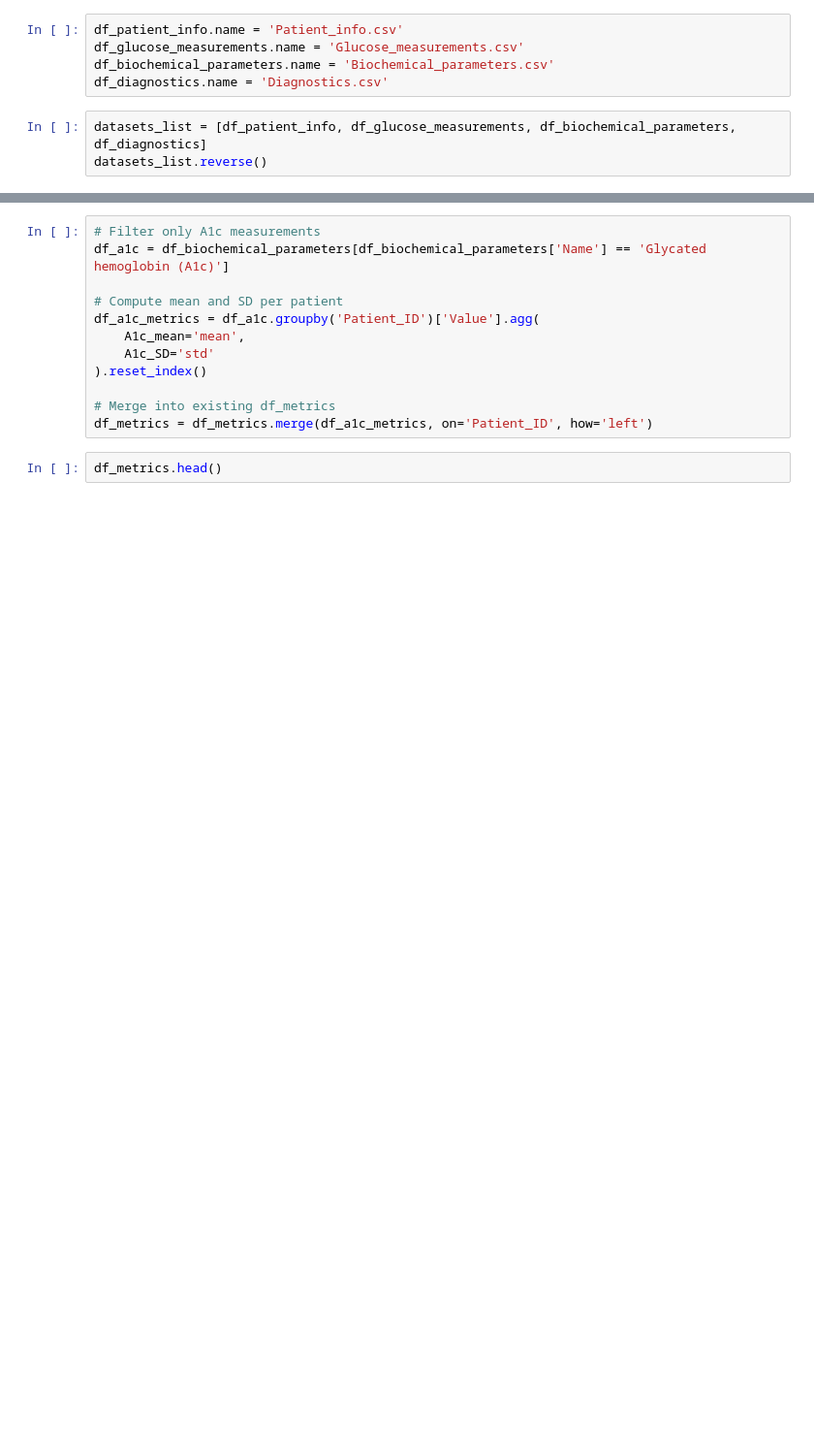
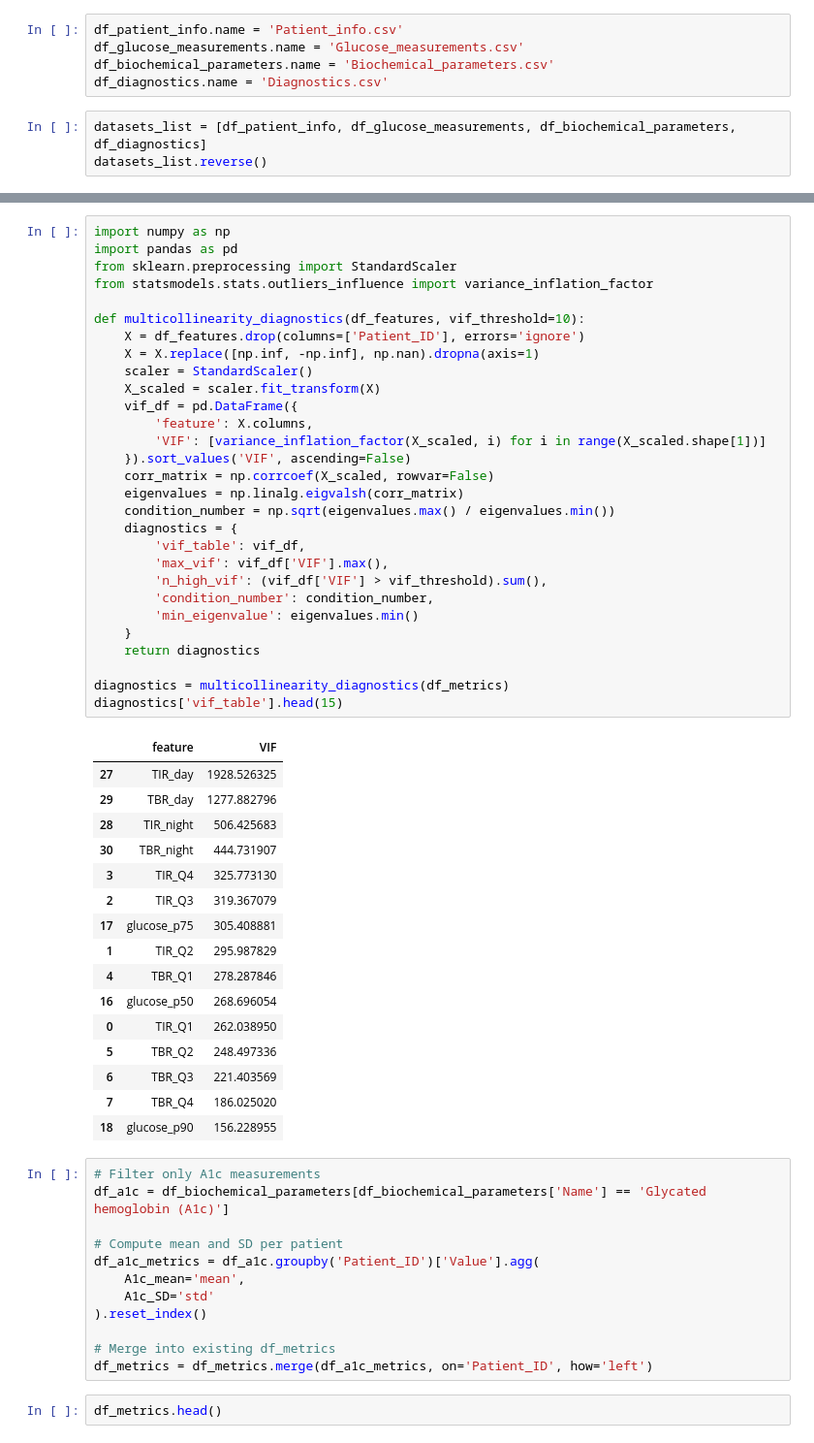
Before and after one commit to vincebliu/t1d-cgm-risk-stratification, a Jupyter notebook: preprocess.ipynb, the cells around one changed output, grey strips where cells are left out. Shown at 97% size. Saved outputs shown, nothing was run; the diff lists cells and outputs as text; blank space fills up the shorter version.

```diff
--- a/preprocess.ipynb
+++ b/preprocess.ipynb
@@ -139,3 +243,49 @@ df_metrics.head()
+# %%
+import numpy as np
+import pandas as pd
+from sklearn.preprocessing import StandardScaler
+from statsmodels.stats.outliers_influence import variance_inflation_factor
+
+def multicollinearity_diagnostics(df_features, vif_threshold=10):
+    X = df_features.drop(columns=['Patient_ID'], errors='ignore')
+    X = X.replace([np.inf, -np.inf], np.nan).dropna(axis=1)
+    scaler = StandardScaler()
+    X_scaled = scaler.fit_transform(X)
+    vif_df = pd.DataFrame({
+        'feature': X.columns,
+        'VIF': [variance_inflation_factor(X_scaled, i) for i in range(X_scaled.shape[1])]
+    }).sort_values('VIF', ascending=False)
+    corr_matrix = np.corrcoef(X_scaled, rowvar=False)
+    eigenvalues = np.linalg.eigvalsh(corr_matrix)
+    condition_number = np.sqrt(eigenvalues.max() / eigenvalues.min())
+    diagnostics = {
+        'vif_table': vif_df,
+        'max_vif': vif_df['VIF'].max(),
+        'n_high_vif': (vif_df['VIF'] > vif_threshold).sum(),
+        'condition_number': condition_number,
+        'min_eigenvalue': eigenvalues.min()
+    }
+    return diagnostics
+
+diagnostics = multicollinearity_diagnostics(df_metrics)
+diagnostics['vif_table'].head(15)
+# %% [output]
+|  | feature | VIF |
+| 27 | TIR_day | 1928.526325 |
+| 29 | TBR_day | 1277.882796 |
+| 28 | TIR_night | 506.425683 |
+| 30 | TBR_night | 444.731907 |
+| 3 | TIR_Q4 | 325.773130 |
+| 2 | TIR_Q3 | 319.367079 |
+| 17 | glucose_p75 | 305.408881 |
+| 1 | TIR_Q2 | 295.987829 |
+| 4 | TBR_Q1 | 278.287846 |
+| 16 | glucose_p50 | 268.696054 |
+| 0 | TIR_Q1 | 262.038950 |
+| 5 | TBR_Q2 | 248.497336 |
+| 6 | TBR_Q3 | 221.403569 |
+| 7 | TBR_Q4 | 186.025020 |
+| 18 | glucose_p90 | 156.228955 |
 # %%
 # Filter only A1c measurements
 df_a1c = df_biochemical_parameters[df_biochemical_parameters['Name'] == 'Glycated hemoglobin (A1c)']
```
Also changed, not shown: parts of 10 cells of this notebook, 3 other files.
